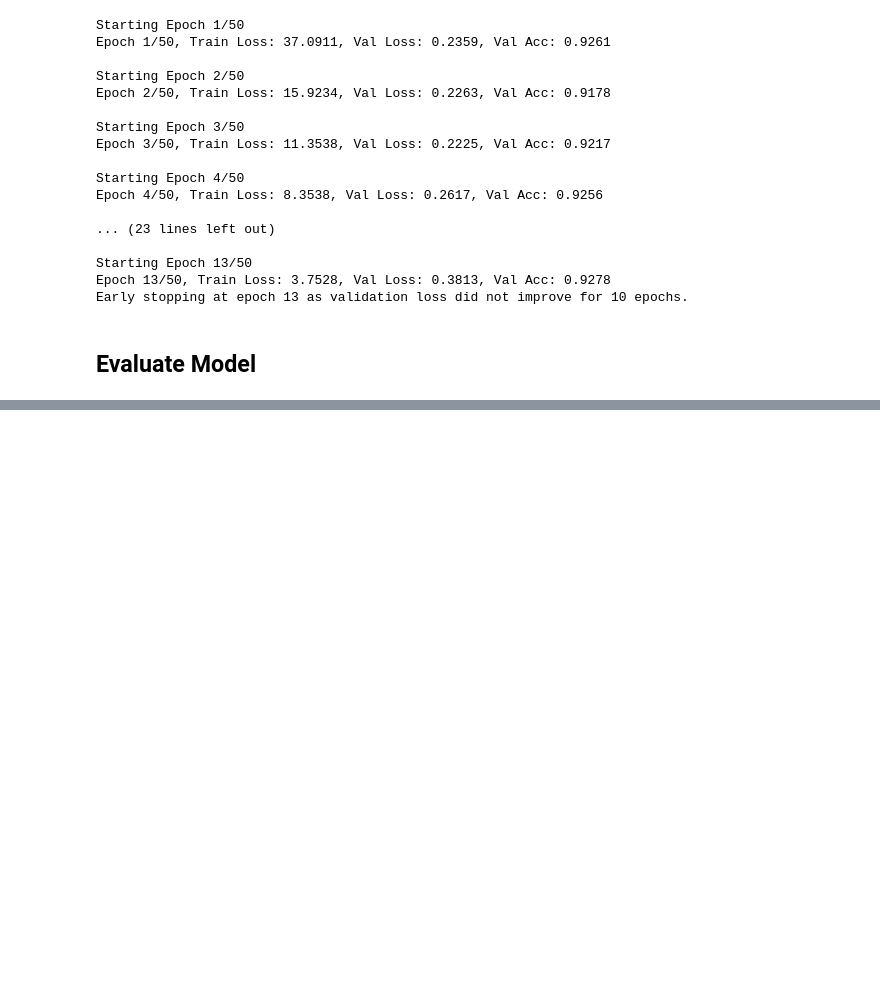
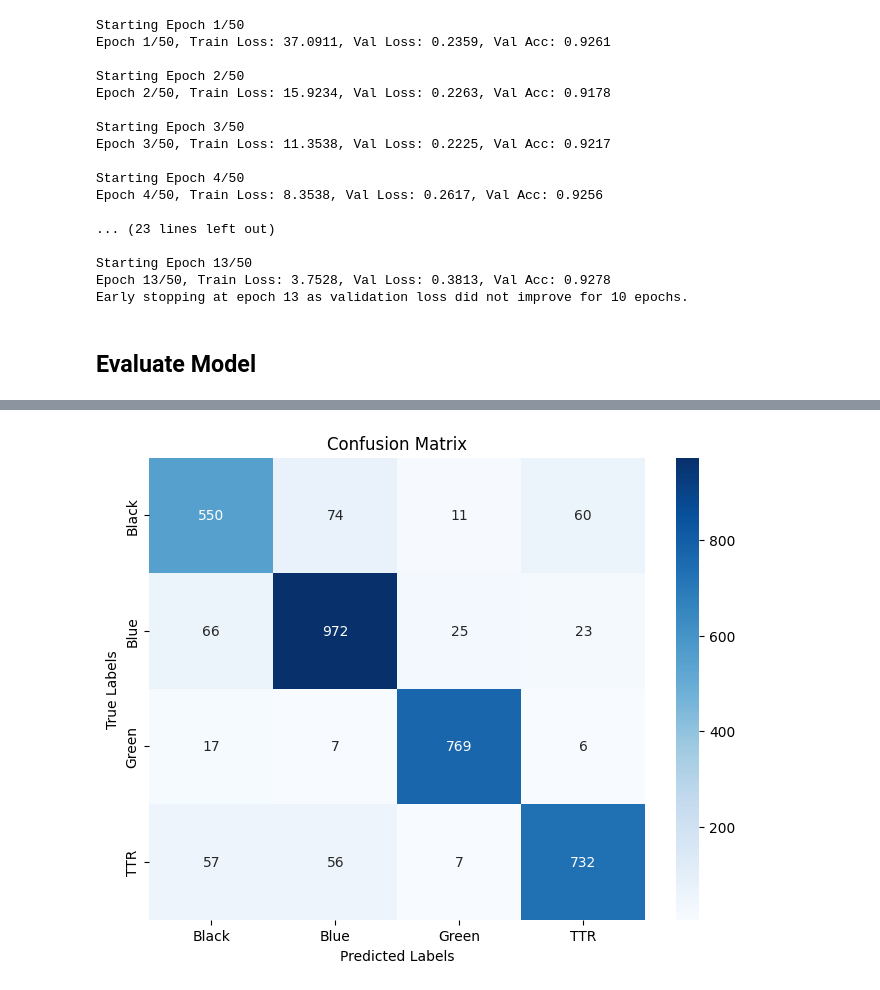
Before and after one commit to ensf-614-group11/enel-645-a2, a Jupyter notebook: assignment2_group11.ipynb, the cells around one changed output, grey strips where cells are left out. Drawn from its saved outputs; the diff is of its cells as text; code cells hidden in the pictures; blank space fills up the shorter version.

Commit message:
added confusion matrix and other metrics

```diff
--- a/assignment2_group11.ipynb
+++ b/assignment2_group11.ipynb
@@ -40,7 +40,7 @@ import wandb
 
 # ========================================= GLOBAL CONFIGURATION ================================================
 # Data Directories
-DATA_DIR = r"C:\NN Data\garbage_data"
+DATA_DIR = "C:/Users/Auste/Documents/ENEL645_GarbageData/"
 TRAIN_DIR = os.path.join(DATA_DIR, "CVPR_2024_dataset_Train")
 VAL_DIR = os.path.join(DATA_DIR, "CVPR_2024_dataset_Val")
 TEST_DIR = os.path.join(DATA_DIR, "CVPR_2024_dataset_Test")
@@ -361,0 +353,76 @@ Test Loss: 0.3438, Test Accuracy: 0.8811
+# %%
+import matplotlib.pyplot as plt
+from sklearn.metrics import confusion_matrix, classification_report
+import seaborn as sns
+
+# ========================================= TESTING FUNCTION WITH METRICS ================================================
+
+def test_model_with_metrics(model, dataloader, device, class_labels):
+    """Evaluates the model and computes confusion matrix, precision, recall, and F1-score."""
+    model.eval()
+    all_preds, all_labels = [], []
+    total_loss = 0
+    correct, total = 0, 0
+    criterion = nn.CrossEntropyLoss()
+
+    with torch.no_grad():
+        for batch in dataloader:
+            # Move data to GPU
+            images, input_ids, attention_mask, labels = (
+                batch["image"].to(device),
+                batch["input_ids"].to(device),
+                batch["attention_mask"].to(device),
+                batch["label"].to(device),
+            )
+
+            # Forward pass
+            outputs = model(input_ids, attention_mask, images)
+            loss = criterion(outputs, labels)
+            total_loss += loss.item()
+
+            # Predictions
+            preds = outputs.argmax(dim=1)  # Get the class with highest probability
+            all_preds.extend(preds.cpu().numpy())  # Move to CPU and store predictions
+            all_labels.extend(labels.cpu().numpy())  # Move labels to CPU
+
+            correct += (preds == labels).sum().item()
+            total += labels.size(0)
+
+    # Compute Accuracy
+    accuracy = correct / total
+    avg_loss = total_loss / len(dataloader)
+
+    # Compute Confusion Matrix
+    cm = confusion_matrix(all_labels, all_preds)
+    class_report = classification_report(all_labels, all_preds, target_names = class_labels)
+
+    print(f"\nTest Loss: {avg_loss:.4f}, Test Accuracy: {accuracy:.4f}")
+    print("\nClassification Report:\n", class_report)
+
+    # Plot Confusion Matrix
+    plt.figure(figsize=(8, 6))
+    sns.heatmap(cm, annot=True, fmt='d', cmap='Blues', xticklabels=class_labels, yticklabels=class_labels)
+    plt.xlabel("Predicted Labels")
+    plt.ylabel("True Labels")
+    plt.title("Confusion Matrix")
+    plt.show()
+
+    # Log metrics to wandb
+    wandb.log({"Test Accuracy": accuracy})
+    wandb.log({"Confusion Matrix": wandb.Image(plt)})
+
+    return accuracy, class_report
+
+# ========================================= RUN TESTING & METRICS ================================================
+
+# Load the best saved model before testing
+model.load_state_dict(torch.load("best_multimodal_model.pth"))
+
+# Get labels for classes
+class_labels = image_datasets["test"].classes
+
+# Evaluate on the test dataset
+test_accuracy, test_report = test_model_with_metrics(model, dataloaders["test_loader"], device, class_labels)
+
+wandb.finish()
+# %% [output]
@@ -361,0 +442 @@ Test Loss: 0.3438, Test Accuracy: 0.8811
+[figure, added]
```
Also changed, not shown: parts of 2 cells of this notebook, 6 other files.
